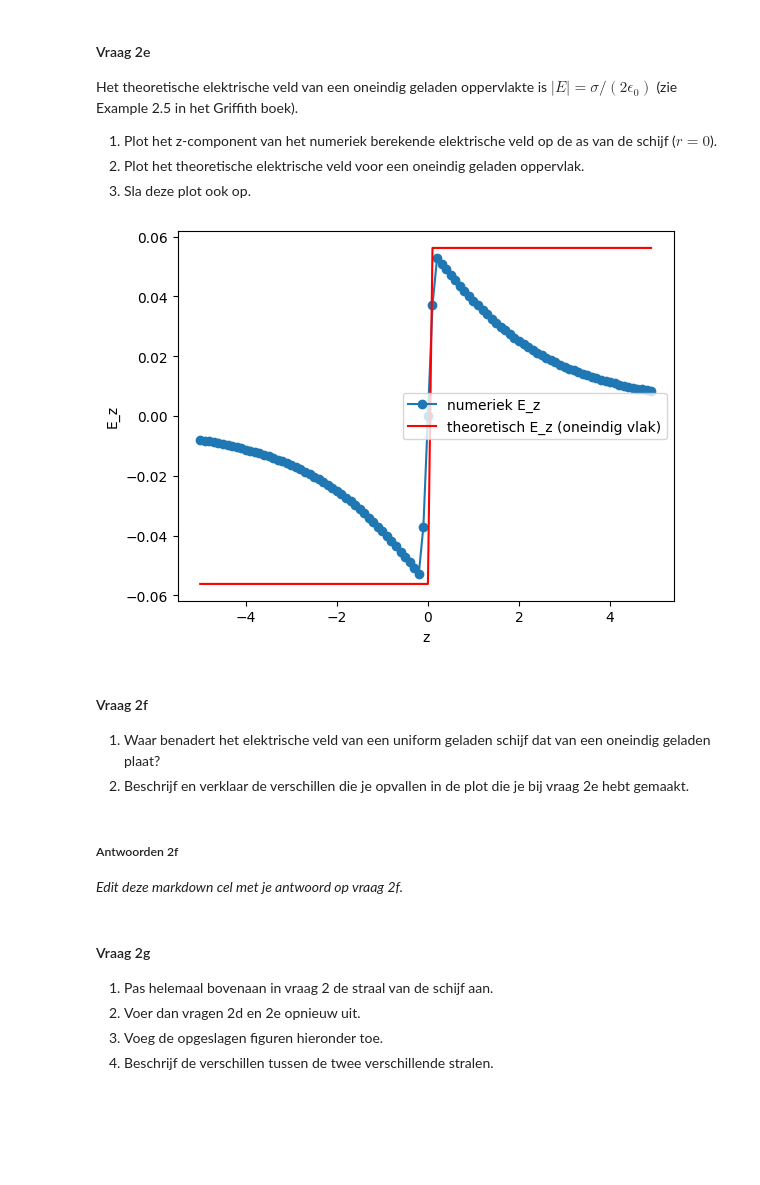
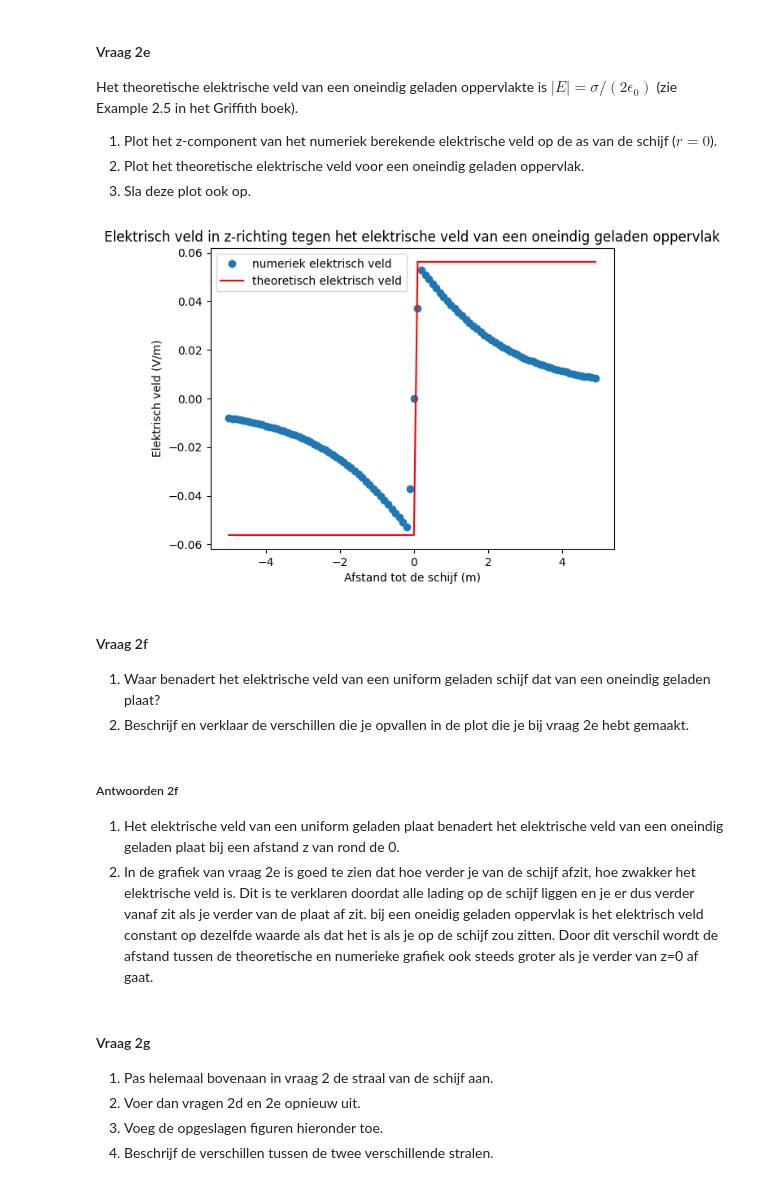
Before and after one commit to ErikvdBerkmortel/DEF-repository, a Jupyter notebook: DigitaleOntwerpopdrachten/1CondensatorOpdracht/CondensatorOntwerpopdracht.ipynb, the cells around one changed output. Cells and saved outputs as stored; diff of their text form; code cells hidden in the pictures; blank space fills up the shorter version.

```diff
--- a/DigitaleOntwerpopdrachten/1CondensatorOpdracht/CondensatorOntwerpopdracht.ipynb
+++ b/DigitaleOntwerpopdrachten/1CondensatorOpdracht/CondensatorOntwerpopdracht.ipynb
@@ -254,13 +259,31 @@ Het theoretische elektrische veld van een oneindig geladen oppervlakte is $|E| =
 2. Plot het theoretische elektrische veld voor een oneindig geladen oppervlak.
 3. Sla deze plot ook op.
 # %%
-E_oneindig = sigma/(2*epsilon0) # elektrisch veld op oneindig geladen oppervlak
-E_numeriek = Ez[:,0]
+#analytische methode, dit is niet numeriek, maar komt wel op eenzelfde grafiek uit
+
+#E_oneindig = np.repeat(sigma/(2*epsilon0),100)*np.sign(z) # elektrisch veld op oneindig geladen oppervlak
+#E_numeriek = sigma * (z/abs(z) - z/(np.sqrt(disk_radius**2 + z**2)))/epsilon0
+#E_numeriek = (sigma/(2*epsilon0)) * (np.sign(z) - z/np.sqrt(disk_radius**2 + z**2))
+
+#plt.figure()
+#plt.plot(z, E_numeriek, "o", label="numeriek elektrisch veld")
+#plt.plot(z, E_oneindig, "r-", label="oneindig elektrisch veld")
+
+
+E_oneindig = E_oneindig = np.repeat(sigma/(2*epsilon0),100)*np.sign(z) #gegeven formule met sign(z) de goede lading positief of negatief
+E_numeriek = -np.gradient(V[:,0], z) #gehaald uit de potentiaal met E = -nabla V
 
 plt.figure()
-plt.plot(z, E_numeriek, "o-", label="numeriek elektrisch veld")
+plt.title("Elektrisch veld in z-richting tegen het elektrische veld van een oneindig geladen oppervlak")
+plt.plot(z, E_numeriek, "o", label="numeriek elektrisch veld")
+plt.plot(z, E_oneindig, "r-", label="theoretisch elektrisch veld")
+plt.xlabel("Afstand tot de schijf (m)")
+plt.ylabel("Elektrisch veld (V/m)")
+plt.legend()
+plt.savefig("Ez_z_as_straal3.png")
+plt.show()
 # %% [output]
-[figure, old version]
+[figure, new version]
 # %% [markdown]
 #### Vraag 2f
 1. Waar benadert het elektrische veld van een uniform geladen schijf dat van een oneindig geladen plaat?
@@ -268,7 +291,8 @@ plt.plot(z, E_numeriek, "o-", label="numeriek elektrisch veld")
 # %% [markdown]
 ##### Antwoorden 2f
 
-*Edit deze markdown cel met je antwoord op vraag 2f.*
+1. Het elektrische veld van een uniform geladen plaat benadert het elektrische veld van een oneindig geladen plaat bij een afstand z van rond de 0.
+2. In de grafiek van vraag 2e is goed te zien dat hoe verder je van de schijf afzit, hoe zwakker het elektrische veld is. Dit is te verklaren doordat alle lading op de schijf liggen en je er dus verder vanaf zit als je verder van de plaat af zit. bij een oneidig geladen oppervlak is het elektrisch veld constant op dezelfde waarde als dat het is als je op de schijf zou zitten. Door dit verschil wordt de afstand tussen de theoretische en numerieke grafiek ook steeds groter als je verder van z=0 af gaat.
 # %% [markdown]
 #### Vraag 2g
 
```
Also changed, not shown: parts of 6 cells of this notebook, 11 other files.
